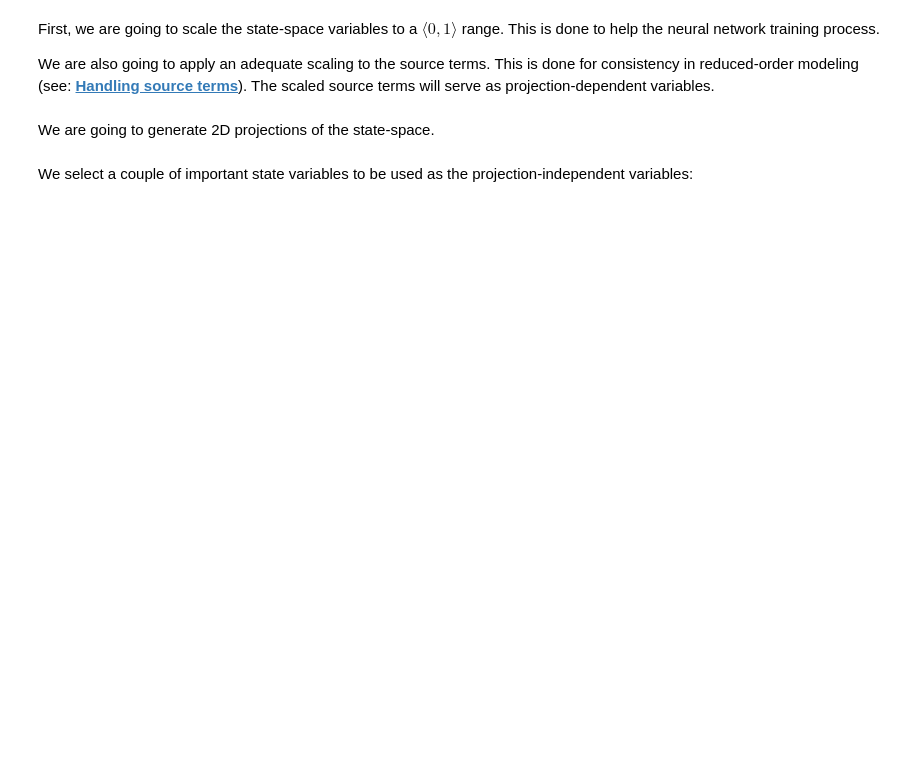
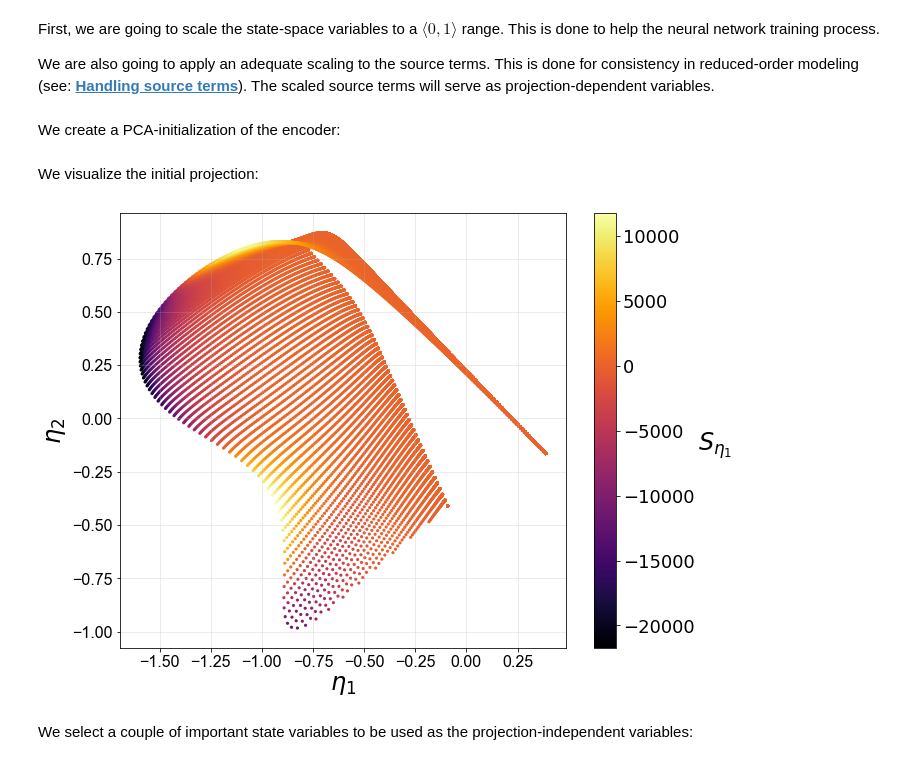
Before and after one commit to kamilazdybal/PCAfold, a Jupyter notebook: docs/tutorials/demo-qoi-aware-encoder-decoder.ipynb, the cells around one changed output. Cells and saved outputs as stored; diff of their text form; code cells hidden in the pictures; blank space fills up the shorter version.

Commit message:
QoIAwareProjection update

```diff
--- a/docs/tutorials/demo-qoi-aware-encoder-decoder.ipynb
+++ b/docs/tutorials/demo-qoi-aware-encoder-decoder.ipynb
@@ -40,6 +40,6 @@ A data set representing combustion of syngas in air generated from steady lamina
 We begin by importing the data set composed of the original state space variables,
 $\mathbf{X}$, and the corresponding source terms, $\mathbf{S_X}$:
 # %%
-X = np.genfromtxt('data-state-space.csv', delimiter=',')
-S_X = np.genfromtxt('data-state-space-sources.csv', delimiter=',')
-X_names = np.array(['T', 'H2', 'O2', 'O', 'OH', 'H2O', 'H', 'HO2', 'CO', 'CO2', 'HCO'])
+X = np.genfromtxt('H2-air-state-space.csv', delimiter=',')[:,0:-2]
+S_X = np.genfromtxt('H2-air-state-space-sources.csv', delimiter=',')[:,0:-2]
+X_names = np.genfromtxt('H2-air-state-space-names.csv', delimiter='\n', dtype=str)[0:-2]
@@ -55,3 +61,5 @@ X_names = np.array(['T', 'H2', 'O2', 'O', 'OH', 'H2O', 'H', 'HO2', 'CO', 'CO2',
+# %%
+n_components = 2
 # %% [markdown]
 First, we are going to scale the state-space variables to a $\langle 0, 1 \rangle$ range. This is done to help the neural network training process.
 
@@ -59,8 +67,30 @@ We are also going to apply an adequate scaling to the source terms. This is done
 # %%
 (input_data, centers, scales) = preprocess.center_scale(X, scaling='0to1')
 projection_dependent_outputs = S_X / scales
-# %% [markdown]
-We are going to generate 2D projections of the state-space.
+# %% [markdown]
+We create a PCA-initialization of the encoder:
+# %%
+pca = reduction.PCA(X, n_components=n_components, scaling='auto')
+encoder_weights_init = pca.A[:,0:n_components]
+# %% [markdown]
+We visualize the initial projection:
+# %%
+X_projected = np.dot(input_data, encoder_weights_init)
+S_X_projected = np.dot(projection_dependent_outputs, encoder_weights_init)
+# %%
+if save_plots==True: save_filename = '../images/tutorial-qoi-aware-encoder-decoder-initial-2D-projection.png'
+plt = reduction.plot_2d_manifold(X_projected[:,0],
+                                 X_projected[:,1],
+                                 s=10,
+                                 color=S_X_projected[:,0],
+                                 color_map='inferno',
+                                 colorbar_label='$S_{\eta_1}$',
+                                 x_label='$\eta_1$',
+                                 y_label='$\eta_2$',
+                                 figure_size=(10,8),
+                                 save_filename=save_filename)
+# %% [output]
+[figure, added]
 # %% [markdown]
 We select a couple of important state variables to be used as the projection-independent variables:
 # %%
```
Also changed, not shown: parts of 11 cells of this notebook, 7 other files.
